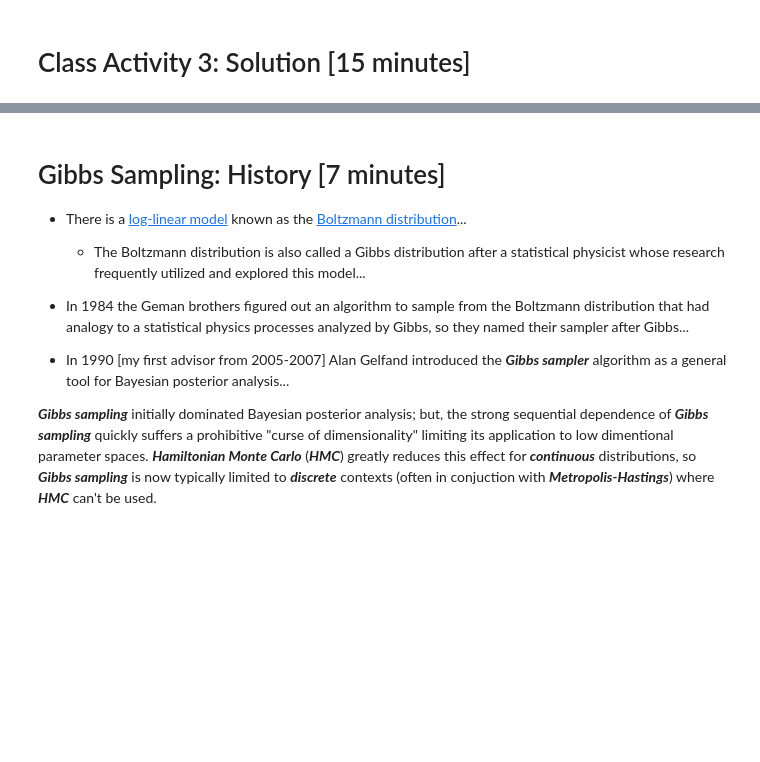
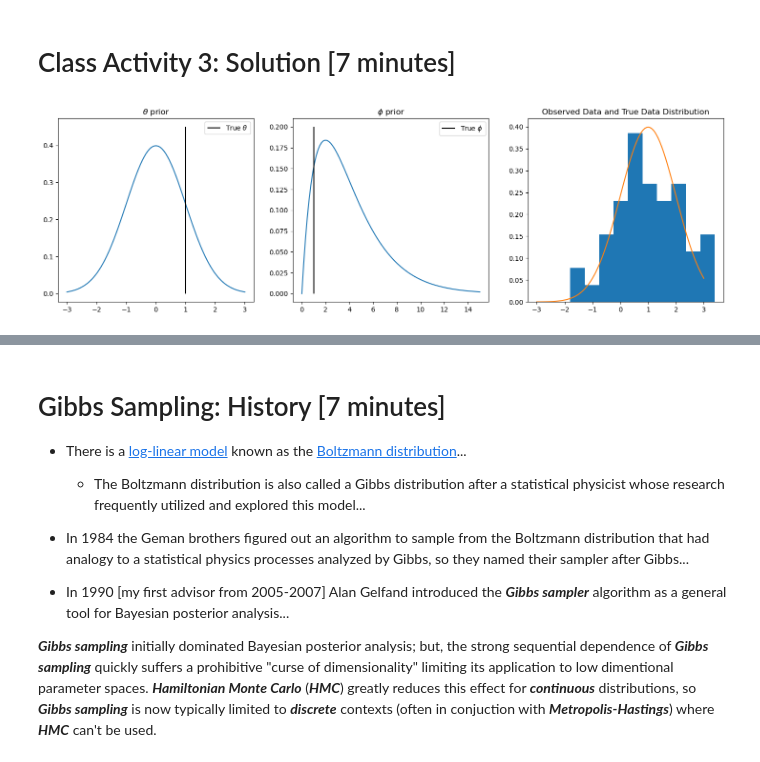
Before and after one commit to pointOfive/STA365_W24_Bayes, a Jupyter notebook: Bayes3_GibbsPyMCandAutocorrelation.ipynb, the cells around one changed output, grey strips where cells are left out. Cells and saved outputs as stored; diff of their text form; code cells hidden in the pictures; blank space fills up the shorter version.

```diff
--- a/Bayes3_GibbsPyMCandAutocorrelation.ipynb
+++ b/Bayes3_GibbsPyMCandAutocorrelation.ipynb
@@ -24,4 +24,20 @@ p(\phi|x, \alpha, \beta, \theta) &={} \text{Gamma}\left(\alpha+\frac{n}{2}, \bet
 |5. You'll need to visualize the $\theta^{(t)}$ and $\phi^{(t)}$ samples for $i = 1, \cdots T$... how to do that?|
 |6. You'll need to summarise the $\theta^{(t)}$ and $\phi^{(t)}$ samples for $i = 1, \cdots T$... how to do that?|
 # %% [markdown]
-# Class Activity 3: Solution [15 minutes]
+# Class Activity 3: Solution [7 minutes]
+# %%
+import numpy as np; from scipy import stats; import matplotlib.pyplot as plt
+
+theta_0,tau = 0,1; alpha,beta = 2,1/2 # Initialize Prior Hyperparameters: specify prior distributions
+theta_prior = stats.norm(loc=theta_0, scale=tau) # https://en.wikipedia.org/wiki/Gamma_distribution
+phi_prior = stats.gamma(a=alpha, scale=1/beta)   # Note: scale is 1/ beta (beta is rate parameter)
+
+# In real world we wouldn't know what distribution our data x is from:
+# We wouldn't know the theta_true / phi_true, or even if the likelihood was normally distributed...
+theta_true,phi_true = 1,1; true_data_model = stats.norm(loc=theta_true,scale=phi_true)
+n = 50; np.random.seed(seed=123); x = true_data_model.rvs(n);
+
+Rplus = np.linspace(0,15,100); Rpm = np.linspace(-3,3,100)
+fig,ax = plt.subplots(1,3,figsize=(18,5)); ax[0].plot(Rpm, theta_prior.pdf(Rpm)); ax[0].set_title('$\\theta$ prior'); ax[0].vlines(theta_true,0,.45,'k',label='True $\\theta$'); ax[0].legend(); ax[1].plot(Rplus, phi_prior.pdf(Rplus)); ax[1].vlines(phi_true,0,.2,'k',label='True $\\phi$'); ax[1].legend(); ax[1].set_title('$\\phi$ prior'); ax[2].hist(x, density=True); ax[2].plot(Rpm, true_data_model.pdf(Rpm)); ax[2].set_title('Observed Data and True Data Distribution');
+# %% [output]
+[figure, added]
```
Also changed, not shown: parts of 11 cells of this notebook.
